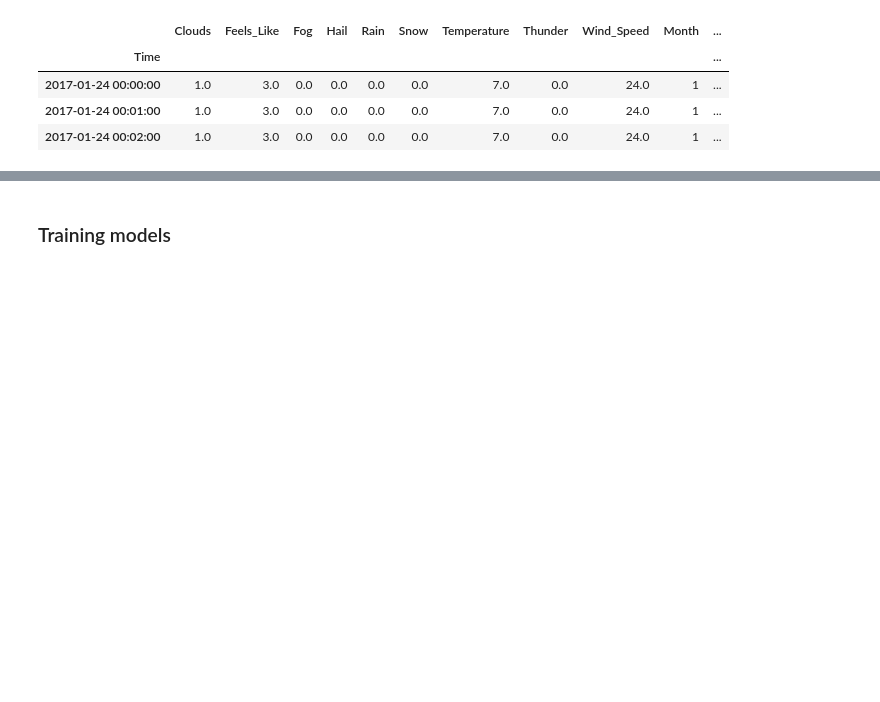
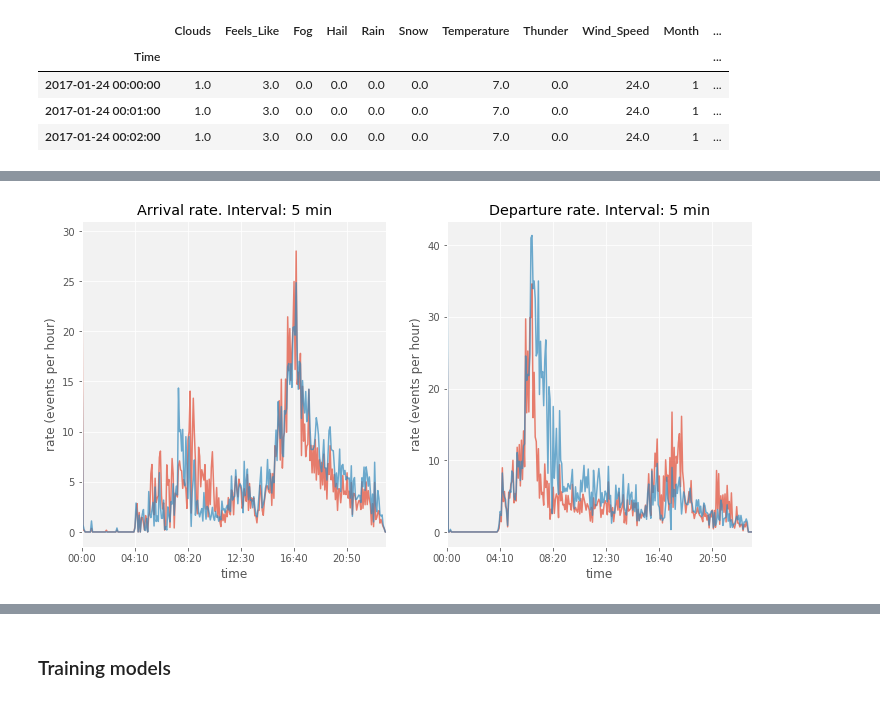
Before and after one commit to msgolovina/bss_project, a Jupyter notebook: working_file.ipynb, the cells around one changed output, grey strips where cells are left out. Drawn from its saved outputs; the diff is of its cells as text; code cells hidden in the pictures; blank space fills up the shorter version.

```diff
--- a/working_file.ipynb
+++ b/working_file.ipynb
@@ -636,0 +384,4 @@ figure.savefig('min60d.png');
+# %%
+ar, ar_adj, dep, dep_adj = bss_functions.estimate_adjusted_rate(pb_weekdays_df, 'PORTOBELLO_ROAD', step_size=5)
+# %% [output]
+[figure, added]
```
Also changed, not shown: parts of 17 cells of this notebook, 2 other files.
